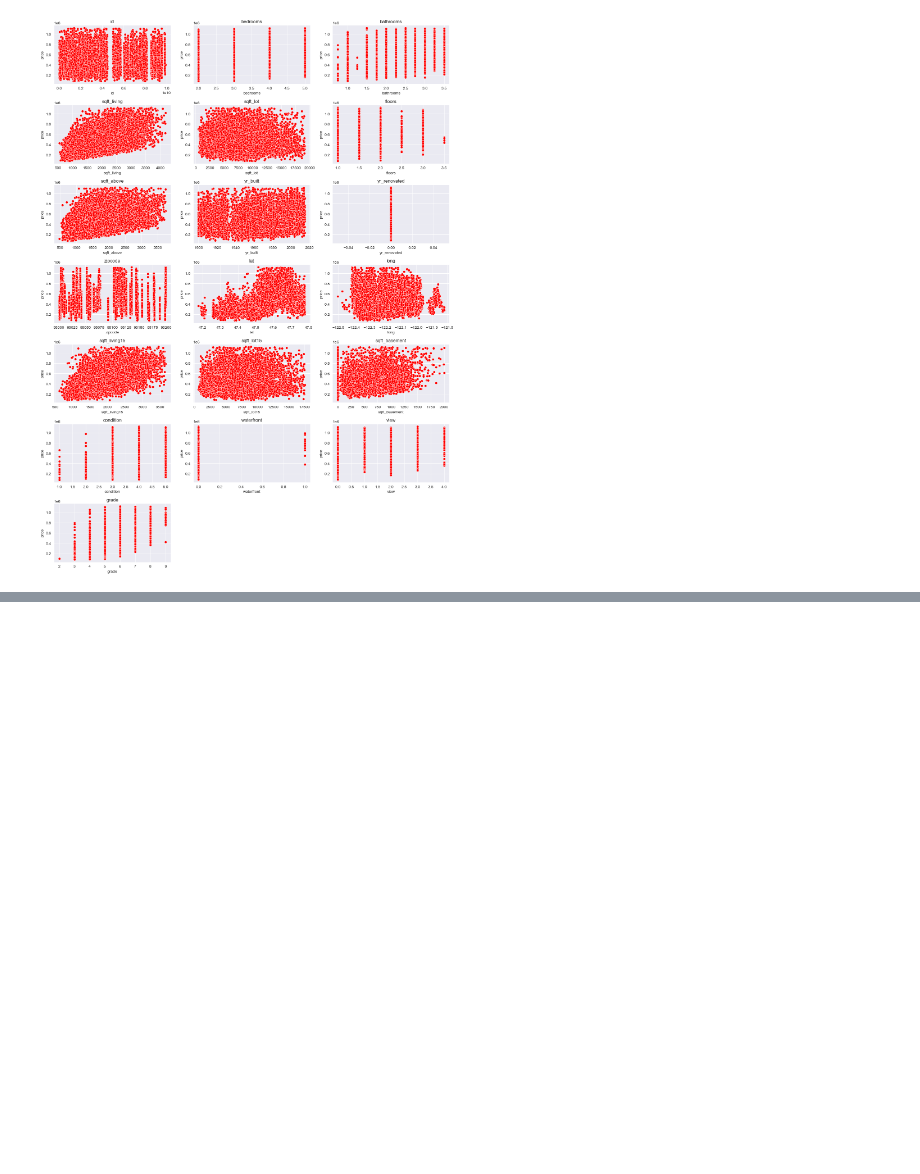
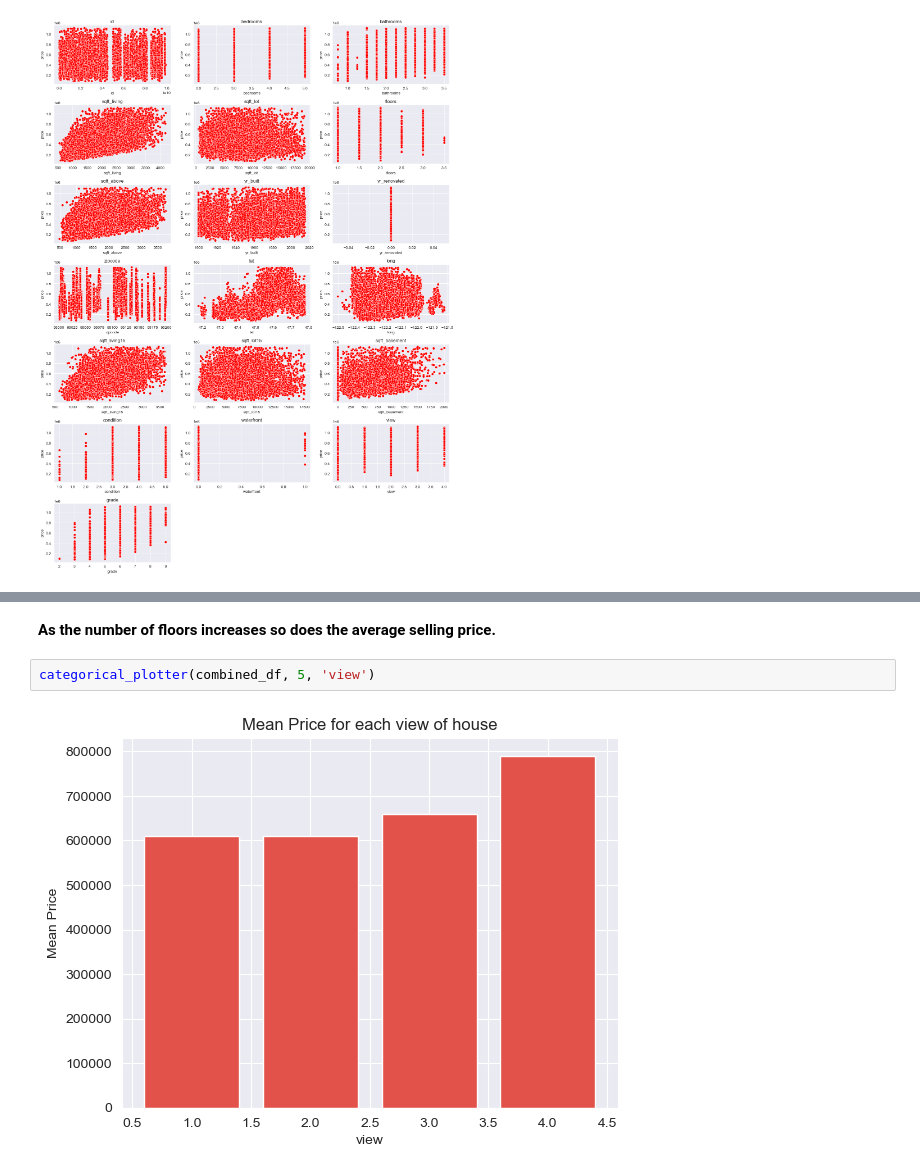
Before and after one commit to DennisWainaina/Megamax-Real-Estate-House-Project, a Jupyter notebook: index.ipynb, the cells around one changed output, grey strips where cells are left out. Cells and saved outputs as stored; diff of their text form; blank space fills up the shorter version.

```diff
--- a/index.ipynb
+++ b/index.ipynb
@@ -1089,0 +1130,6 @@ plt.show()
+# %% [markdown]
+**As the number of floors increases so does the average selling price.**
+# %%
+categorical_plotter(combined_df, 5, 'view')
+# %% [output]
+[figure, added]
```
Also changed, not shown: parts of 12 cells of this notebook.
